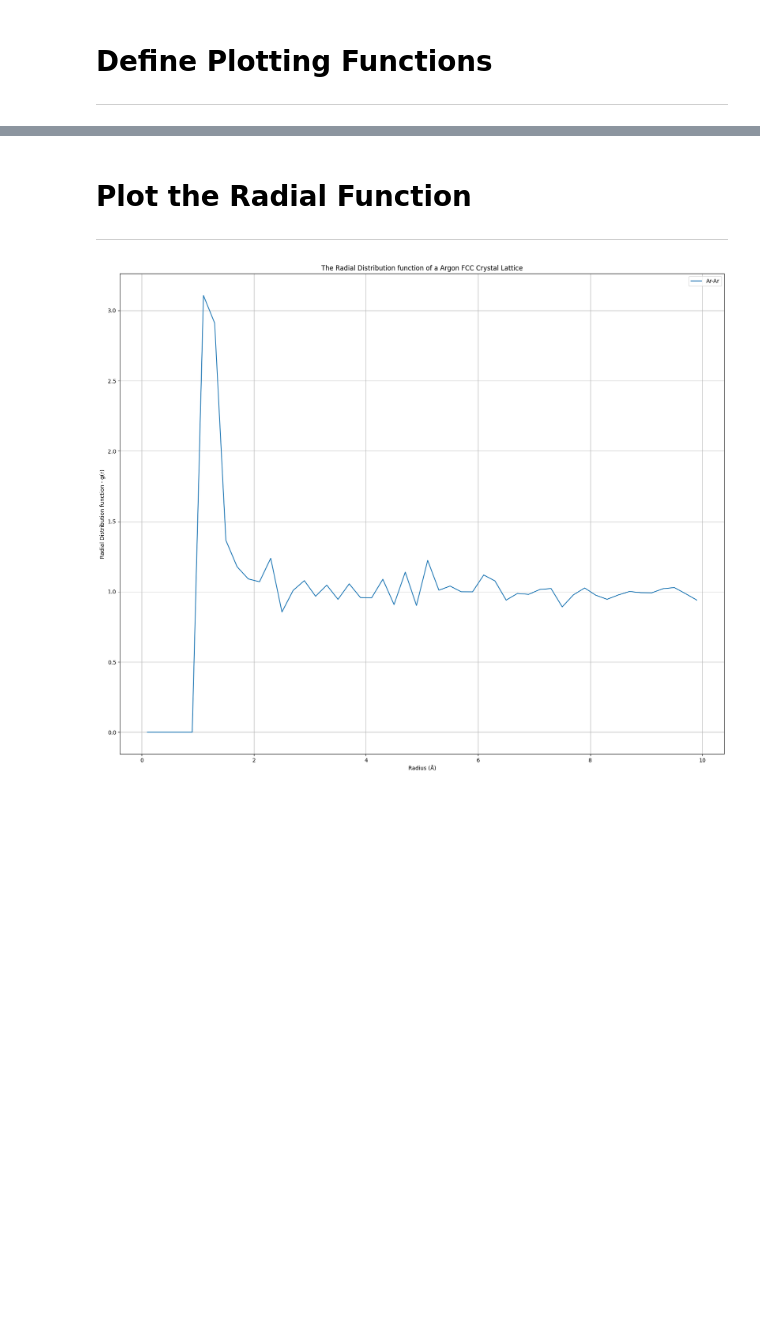
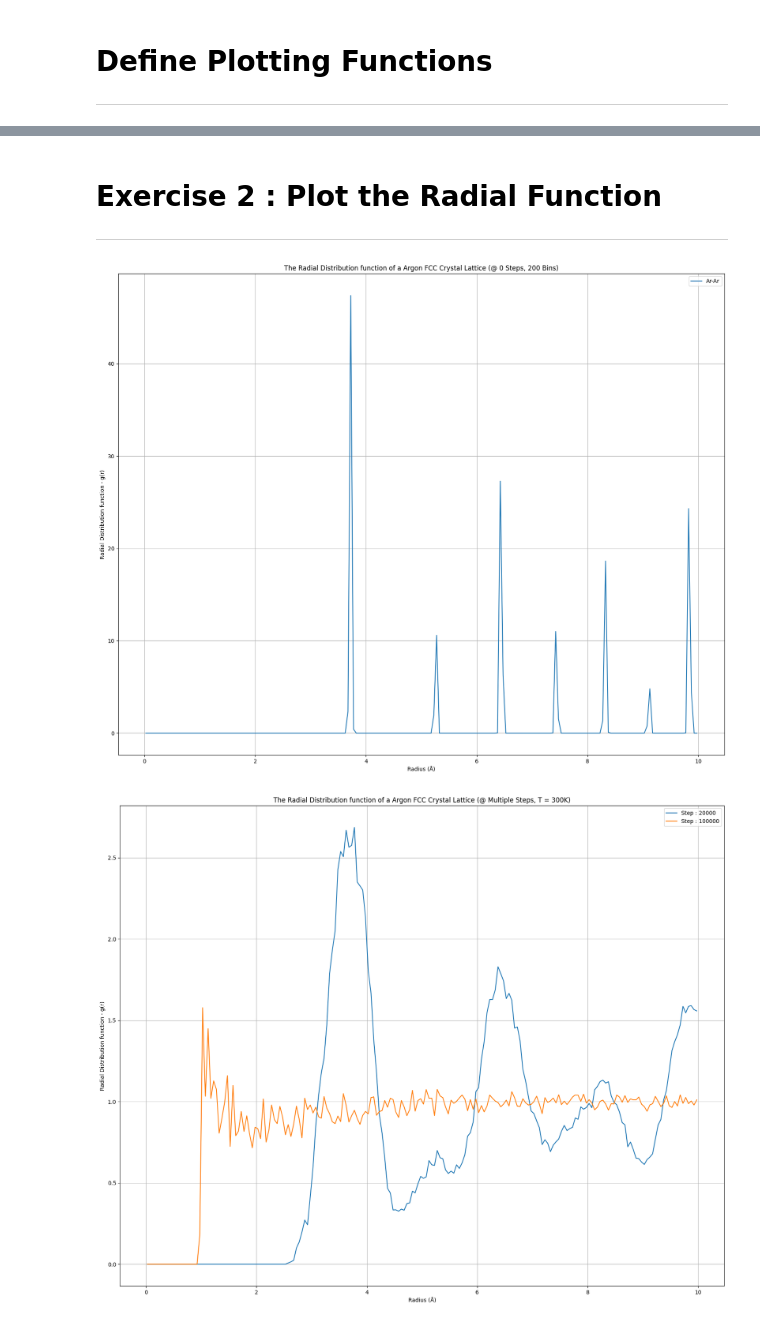
Before and after one commit to MrDNAlex/NE-451-Simulation-Methods, a Jupyter notebook: Labs/Lab1/Lab1/PVNRT/PVNRT.ipynb, the cells around one changed output, grey strips where cells are left out. Drawn from its saved outputs; the diff is of its cells as text; code cells hidden in the pictures; blank space fills up the shorter version.

```diff
--- a/Labs/Lab1/Lab1/PVNRT/PVNRT.ipynb
+++ b/Labs/Lab1/Lab1/PVNRT/PVNRT.ipynb
@@ -80,15 +92,29 @@ def read_RDF_File (path : str):
 # Define Plotting Functions
 ----
 # %%
-def plot_RDF(points : int, df: pandas.DataFrame):
+def plot_RDF(df: pandas.DataFrame, params: str):
 
     plt.figure(figsize=(20, 16))
 
-    plt.plot(df["r"][-points:], df["g_Ar-Ar"][-points:], label="Ar-Ar")
+    plt.plot(df["r"], df["g_Ar-Ar"], label="Ar-Ar")
 
     plt.xlabel("Radius (Å)")
     plt.ylabel("Radial Distribution function - g(r)")
-    plt.title("The Radial Distribution function of a Argon FCC Crystal Lattice")
+    plt.title(f"The Radial Distribution function of a Argon FCC Crystal Lattice ({params})")
+    plt.legend()
+    plt.grid(True)
+    plt.show()
+
+def plot_multi_RDF(dfs: list[pandas.DataFrame], params: str, label : list[str]):
+
+    plt.figure(figsize=(20, 16))
+
+    for i in range(len(dfs)):
+        plt.plot(dfs[i]["r"], dfs[i]["g_Ar-Ar"], label=label[i])
+
+    plt.xlabel("Radius (Å)")
+    plt.ylabel("Radial Distribution function - g(r)")
+    plt.title(f"The Radial Distribution function of a Argon FCC Crystal Lattice ({params})")
     plt.legend()
     plt.grid(True)
     plt.show()
@@ -110,10 +136,10 @@ def plot_PVRNT(df : pandas.DataFrame, zeroLine : bool = True):
 
     yVal = term1 - term2
 
-    plt.plot(steps, yVal, label="Ar-Ar")
+    plt.plot(steps, yVal, label="Argon")
 
-    plt.xlabel("Number of Steps")
-    plt.ylabel("Ideal Gas Law")
+    plt.xlabel("Number of Total Steps")
+    plt.ylabel("Ideal Gas Law (PV-Nk_BT)")
     plt.title("Plot of the Ideal Gas Law Equation for FCC Argon over the course of a NVT Simulation")
     plt.legend()
     plt.grid(True)
@@ -133,7 +162,20 @@ plot_PVRNT(PVNRT_Data_Sim1, False)
 # %% [markdown]
-# Plot the Radial Function
+# Exercise 2 : Plot the Radial Function
 ----
 # %%
-plot_RDF(RDF_Bins, RDF_Data_Sim1)
+RDF_Pre_Sim5 = read_RDF_File("Exercise2/RDF_Pre_Sim1.data", 200)
+RDF_Sim5 = read_RDF_File("Exercise2/RDF_Sim1.data", 200)
+
+
+dfs = [ RDF_Pre_Sim5[20], RDF_Pre_Sim5[-1]]
+labels = [ "Step : 20000", "Step : 100000"]
+
+plot_RDF(RDF_Pre_Sim5[0], f"@ {0} Steps, 200 Bins")
+plot_multi_RDF(dfs, "@ Multiple Steps, T = 300K", labels)
+
+#plot_RDF(RDF_Pre_Sim5[19], f"@ {20000} Steps, 200 Bins")
+#plot_RDF(RDF_Pre_Sim5[99], f"@ {100000} Steps, 200 Bins")
+#plot_RDF(RDF_Pre_Sim5[-1], f"@ {500000} Steps, 200 Bins")
 # %% [output]
-[figure, old version]
+[figure, new version]
+[figure, added]
```
Also changed, not shown: parts of 4 cells of this notebook, 30 other files.
